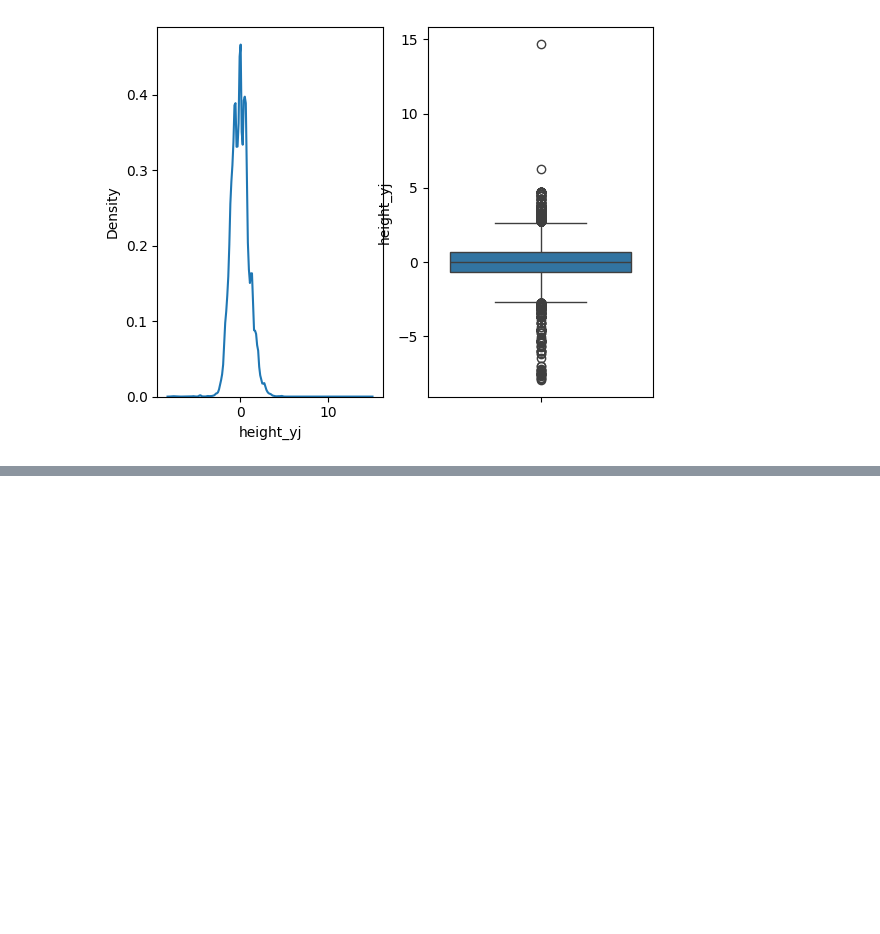
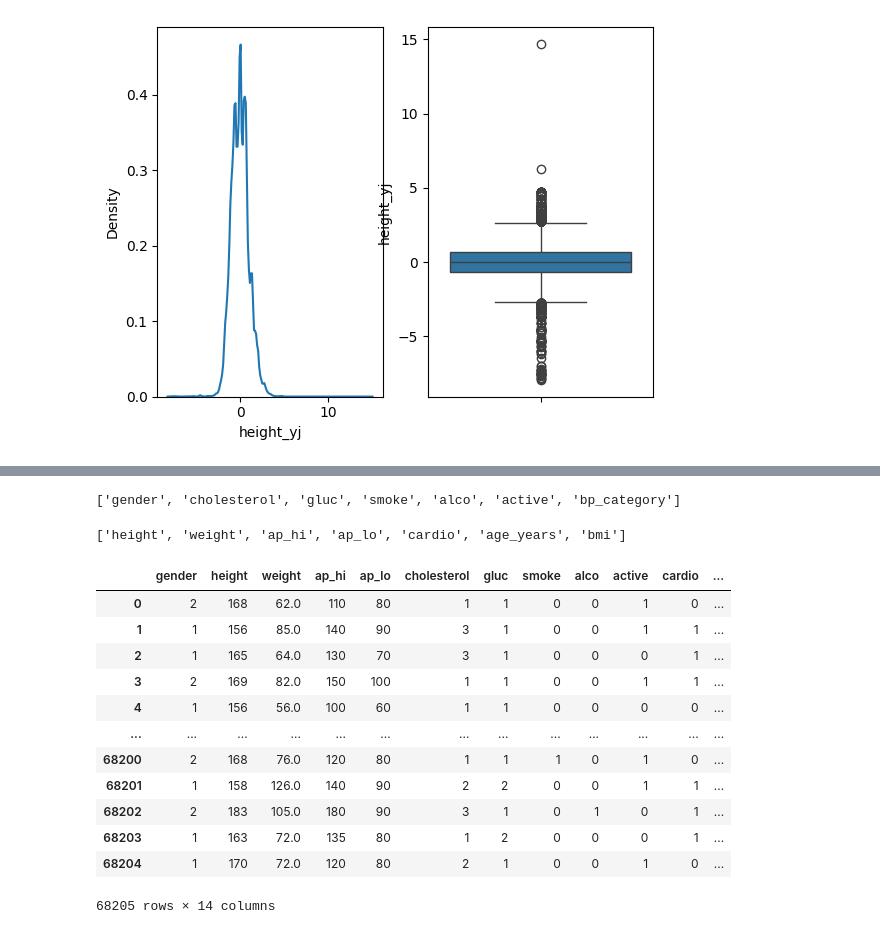
Before and after one commit to VishalMurya/Cardio_ML, a Jupyter notebook: Cardio.ipynb, the cells around one changed output, grey strips where cells are left out. Cells and saved outputs as stored; diff of their text form; code cells hidden in the pictures; blank space fills up the shorter version.

```diff
--- a/Cardio.ipynb
+++ b/Cardio.ipynb
@@ -291,0 +304,24 @@ sns.boxplot(df['height_yj'], ax = ax[1])
+# %%
+Categorical
+# %% [output]
+['gender', 'cholesterol', 'gluc', 'smoke', 'alco', 'active', 'bp_category']
+# %%
+Numerical
+# %% [output]
+['height', 'weight', 'ap_hi', 'ap_lo', 'cardio', 'age_years', 'bmi']
+# %%
+df.iloc[:, :-3]
+# %% [output]
+|  | gender | height | weight | ap_hi | ap_lo | cholesterol | gluc | smoke | alco | active | cardio | ... |
+| 0 | 2 | 168 | 62.0 | 110 | 80 | 1 | 1 | 0 | 0 | 1 | 0 | ... |
+| 1 | 1 | 156 | 85.0 | 140 | 90 | 3 | 1 | 0 | 0 | 1 | 1 | ... |
+| 2 | 1 | 165 | 64.0 | 130 | 70 | 3 | 1 | 0 | 0 | 0 | 1 | ... |
+| 3 | 2 | 169 | 82.0 | 150 | 100 | 1 | 1 | 0 | 0 | 1 | 1 | ... |
+| 4 | 1 | 156 | 56.0 | 100 | 60 | 1 | 1 | 0 | 0 | 0 | 0 | ... |
+| ... | ... | ... | ... | ... | ... | ... | ... | ... | ... | ... | ... | ... |
+| 68200 | 2 | 168 | 76.0 | 120 | 80 | 1 | 1 | 1 | 0 | 1 | 0 | ... |
+| 68201 | 1 | 158 | 126.0 | 140 | 90 | 2 | 2 | 0 | 0 | 1 | 1 | ... |
+| 68202 | 2 | 183 | 105.0 | 180 | 90 | 3 | 1 | 0 | 1 | 0 | 1 | ... |
+| 68203 | 1 | 163 | 72.0 | 135 | 80 | 1 | 2 | 0 | 0 | 0 | 1 | ... |
+| 68204 | 1 | 170 | 72.0 | 120 | 80 | 2 | 1 | 0 | 0 | 1 | 0 | ... |
+68205 rows × 14 columns
```
Also changed, not shown: parts of 16 cells of this notebook.
